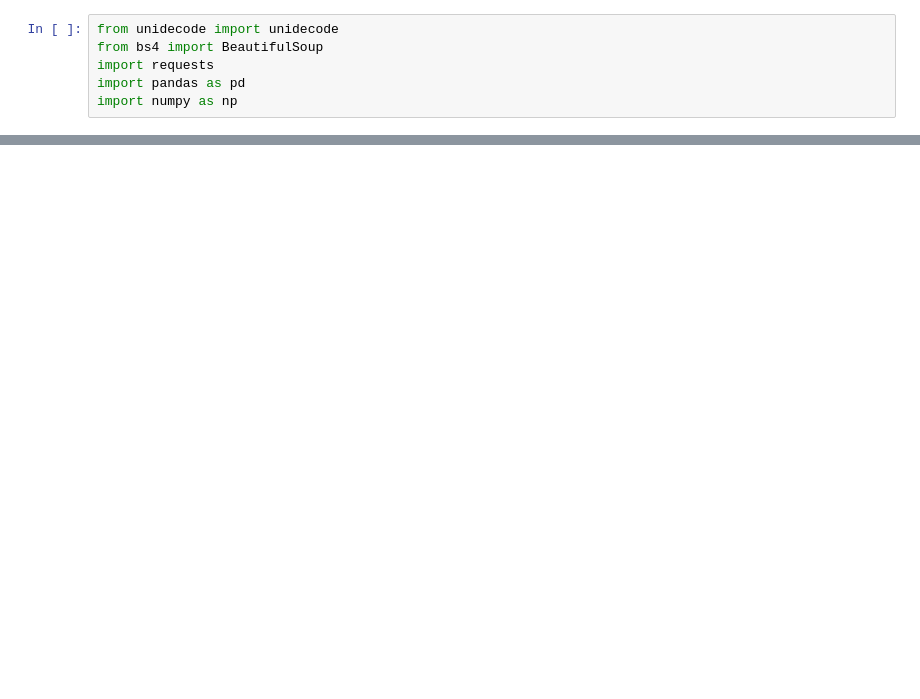
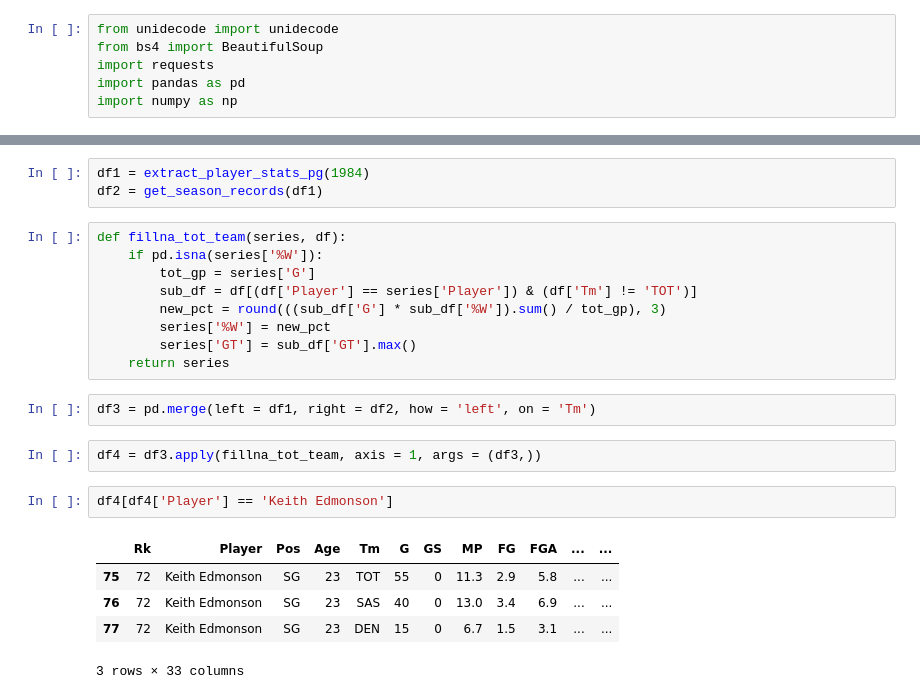
Before and after one commit to Rodrixx05/nba-mvp-prediction-modelling, a Jupyter notebook: players_data.ipynb, the cells around one changed output, grey strips where cells are left out. Saved outputs shown, nothing was run; the diff lists cells and outputs as text; blank space fills up the shorter version.

```diff
--- a/players_data.ipynb
+++ b/players_data.ipynb
@@ -139,0 +238,24 @@ extract_player_stats_advanced(1984)
+# %%
+df1 = extract_player_stats_pg(1984)
+df2 = get_season_records(df1)
+# %%
+def fillna_tot_team(series, df):
+    if pd.isna(series['%W']):
+        tot_gp = series['G']
+        sub_df = df[(df['Player'] == series['Player']) & (df['Tm'] != 'TOT')]
+        new_pct = round(((sub_df['G'] * sub_df['%W']).sum() / tot_gp), 3)
+        series['%W'] = new_pct
+        series['GT'] = sub_df['GT'].max()
+    return series
+# %%
+df3 = pd.merge(left = df1, right = df2, how = 'left', on = 'Tm')
+# %%
+df4 = df3.apply(fillna_tot_team, axis = 1, args = (df3,))
+# %%
+df4[df4['Player'] == 'Keith Edmonson']
+# %% [output]
+|  | Rk | Player | Pos | Age | Tm | G | GS | MP | FG | FGA | ... | ... |
+| 75 | 72 | Keith Edmonson | SG | 23 | TOT | 55 | 0 | 11.3 | 2.9 | 5.8 | ... | ... |
+| 76 | 72 | Keith Edmonson | SG | 23 | SAS | 40 | 0 | 13.0 | 3.4 | 6.9 | ... | ... |
+| 77 | 72 | Keith Edmonson | SG | 23 | DEN | 15 | 0 | 6.7 | 1.5 | 3.1 | ... | ... |
+3 rows × 33 columns
```
Also changed, not shown: parts of 16 cells of this notebook, 2 other files.
